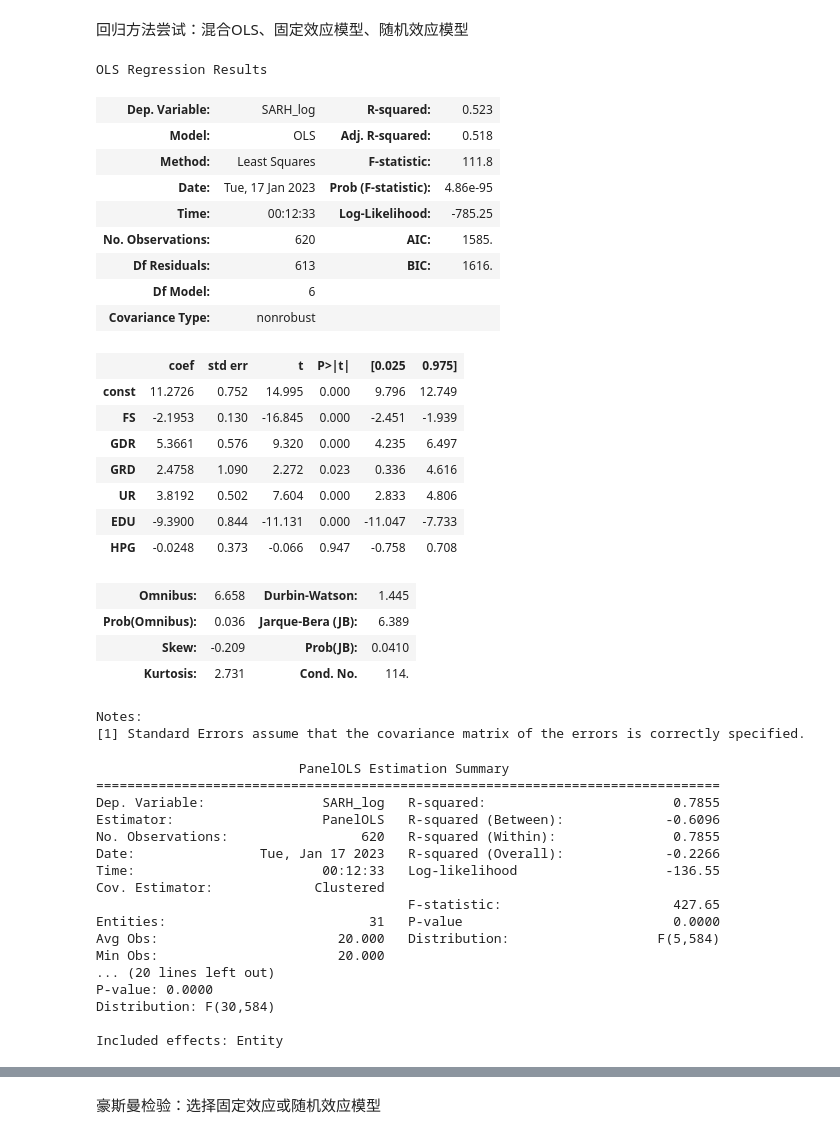
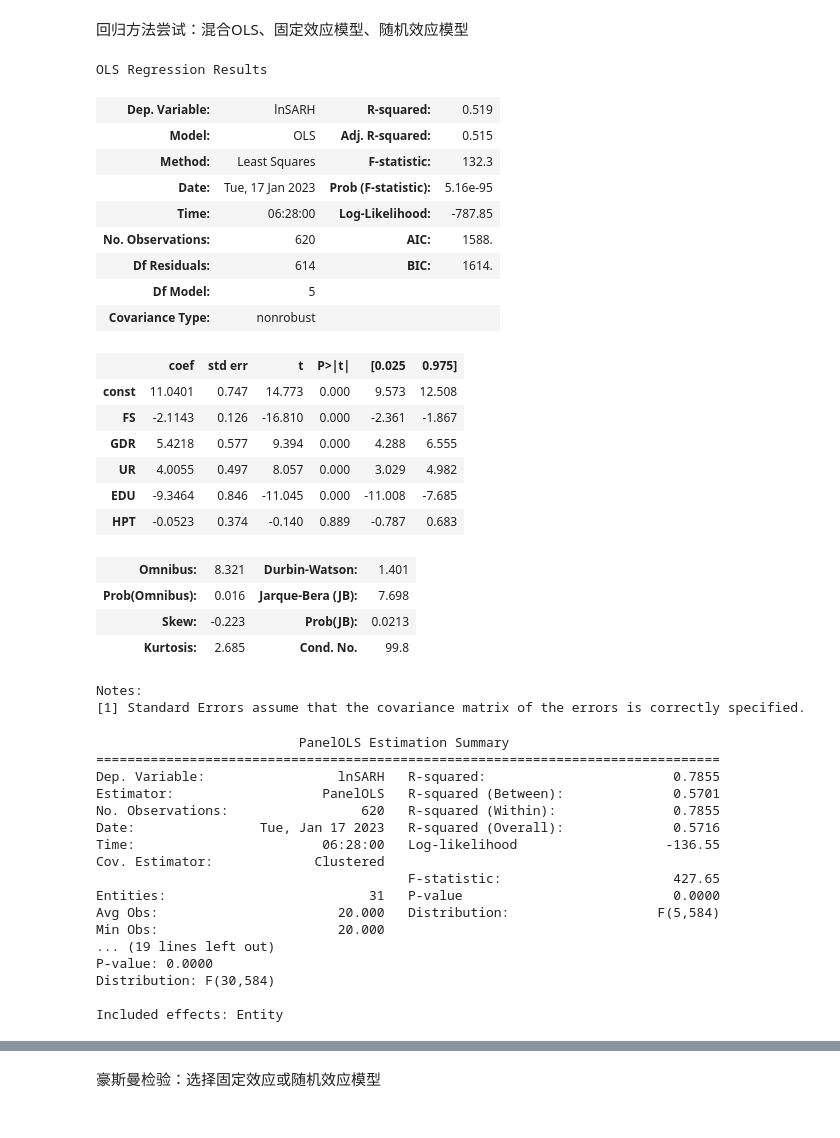
Before and after one commit to XianlaiYin/CASA0007, a Jupyter notebook: Individual/province.ipynb, the cells around one changed output, grey strips where cells are left out. Saved outputs shown, nothing was run; the diff lists cells and outputs as text; code cells hidden in the pictures.

```diff
--- a/Individual/province.ipynb
+++ b/Individual/province.ipynb
@@ -43,7 +43,7 @@ DPI = pd.read_csv('https://raw.githubusercontent.com/XianlaiYin/Data/main/CASA00
 UP = pd.read_csv('https://raw.githubusercontent.com/XianlaiYin/Data/main/CASA0007/province/UP.csv',index_col=0).T
 UPC = pd.read_csv('https://raw.githubusercontent.com/XianlaiYin/Data/main/CASA0007/province/UPC.csv',index_col=0).T
 UPCR = pd.read_csv('https://raw.githubusercontent.com/XianlaiYin/Data/main/CASA0007/province/UPCR.csv',index_col=0).T
-HPG = pd.read_csv('https://raw.githubusercontent.com/XianlaiYin/Data/main/CASA0007/province/HPG.csv',index_col=0).T
+HPT = pd.read_csv('https://raw.githubusercontent.com/XianlaiYin/Data/main/CASA0007/province/HPG.csv',index_col=0).T
 EDU = pd.read_csv('https://raw.githubusercontent.com/XianlaiYin/Data/main/CASA0007/data_clean/EDU.csv',index_col=0).T
 FS = pd.read_csv('https://raw.githubusercontent.com/XianlaiYin/Data/main/CASA0007/data_clean/FAM.csv',index_col=0).T
 GDP = pd.read_csv('https://raw.githubusercontent.com/XianlaiYin/Data/main/CASA0007/data_clean/GDP.csv',index_col=0).T
@@ -70,7 +70,7 @@ POP['province'] = POP.index.str.replace(" ", "")
 UR['province'] = UR.index.str.replace(" ", "")
 URC['province'] = URC.index.str.replace(" ", "")
 DPI['province'] = DPI.index.str.replace(" ", "")
-HPG['province'] = HPG.index.str.replace(" ", "")
+HPT['province'] = HPT.index.str.replace(" ", "")
 GRD['province'] = GRD.index.str.replace(" ", "")
 UPC['province'] = UPC.index.str.replace(" ", "")
 UPCR['province'] = UPCR.index.str.replace(" ", "")
@@ -91,15 +91,15 @@ melted_POP = pd.melt(POP, id_vars=['province'], value_vars=[2002,2003,2004,2005,
 melted_UR = pd.melt(UR, id_vars=['province'], value_vars=[2002,2003,2004,2005,2006,2007,2008,2009,2010,2011,2012,2013,2014,2015,2016,2017,2018,2019,2020,2021])
 melted_URC = pd.melt(URC, id_vars=['province'], value_vars=[2002,2003,2004,2005,2006,2007,2008,2009,2010,2011,2012,2013,2014,2015,2016,2017,2018,2019,2020,2021])
 melted_DPI = pd.melt(DPI, id_vars=['province'], value_vars=[2002,2003,2004,2005,2006,2007,2008,2009,2010,2011,2012,2013,2014,2015,2016,2017,2018,2019,2020,2021])
-melted_HPG = pd.melt(HPG, id_vars=['province'], value_vars=[2002,2003,2004,2005,2006,2007,2008,2009,2010,2011,2012,2013,2014,2015,2016,2017,2018,2019,2020,2021])
+melted_HPT = pd.melt(HPT, id_vars=['province'], value_vars=[2002,2003,2004,2005,2006,2007,2008,2009,2010,2011,2012,2013,2014,2015,2016,2017,2018,2019,2020,2021])
 melted_GRD = pd.melt(GRD, id_vars=['province'], value_vars=[2002,2003,2004,2005,2006,2007,2008,2009,2010,2011,2012,2013,2014,2015,2016,2017,2018,2019,2020,2021])
 melted_UPC = pd.melt(UPC, id_vars=['province'], value_vars=[2002,2003,2004,2005,2006,2007,2008,2009,2010,2011,2012,2013,2014,2015,2016,2017,2018,2019,2020,2021])
 melted_UPCR = pd.melt(UPCR, id_vars=['province'], value_vars=[2002,2003,2004,2005,2006,2007,2008,2009,2010,2011,2012,2013,2014,2015,2016,2017,2018,2019,2020,2021])
 melted_URCI = pd.melt(URCI, id_vars=['province'], value_vars=[2002,2003,2004,2005,2006,2007,2008,2009,2010,2011,2012,2013,2014,2015,2016,2017,2018,2019,2020,2021])
 
-panel = pd.DataFrame({'province': melted_AUSARH['province'], 'year': melted_AUSARH['Year'], 'AUSARH': melted_AUSARH['value'], 'GDR': melted_GDR['value'], 'HIR': melted_HIR['value'], 'NPGR': melted_NPGR['value'], 'SARH': melted_SARH['value'], 'SPRH': melted_SPRH['value'], 'UP': melted_UP['value'], 'EDU': melted_EDU['value'], 'FS': melted_FS['value'], 'GDP': melted_GDP['value'], 'GEN': melted_GEN['value'], 'POP': melted_POP['value'], 'UR': melted_UR['value'], 'URC': melted_URC['value'], 'DPI': melted_DPI['value'], 'HPG': melted_HPG['value'], 'GRD': melted_GRD['value'], 'UPC': melted_UPC['value'], 'UPCR': melted_UPCR['value'], 'URCI': melted_URCI['value']})
-panel['AUSARH_log'] = np.log(panel['AUSARH'])
-panel['SARH_log'] = np.log(panel['SARH'])
+panel = pd.DataFrame({'province': melted_AUSARH['province'], 'year': melted_AUSARH['Year'], 'AUSARH': melted_AUSARH['value'], 'GDR': melted_GDR['value'], 'HIR': melted_HIR['value'], 'NPGR': melted_NPGR['value'], 'SARH': melted_SARH['value'], 'SPRH': melted_SPRH['value'], 'UP': melted_UP['value'], 'EDU': melted_EDU['value'], 'FS': melted_FS['value'], 'GDP': melted_GDP['value'], 'GEN': melted_GEN['value'], 'POP': melted_POP['value'], 'UR': melted_UR['value'], 'URC': melted_URC['value'], 'DPI': melted_DPI['value'], 'HPT': melted_HPT['value'], 'GRD': melted_GRD['value'], 'UPC': melted_UPC['value'], 'UPCR': melted_UPCR['value'], 'URCI': melted_URCI['value']})
+panel['AUlnSARH'] = np.log(panel['AUSARH'])
+panel['lnSARH'] = np.log(panel['SARH'])
 panel['SPRH_log'] = np.log(panel['SPRH'])
 panel['DPI_log'] = np.log(panel['DPI'])
 panel['HIR_log'] = np.log(panel['HIR'])
@@ -109,7 +109,7 @@ panel['GDR'] = panel['GDR']/100
 panel['GRD'] = panel['GRD']/100
 
 store = panel
-panel = panel[['province','year','SARH_log','FS','GDR','GRD','UR','EDU','HPG']]
+panel = panel[['province','year','lnSARH','FS','GDR','GRD','UR','EDU','HPT']]
 # %% [markdown]
 多重共线性检验
 # %%
@@ -176,41 +176,40 @@ HPG ( r = -0.04615955596529911 )
 回归方法尝试：混合OLS、固定效应模型、随机效应模型
 # %%
 #混合OLS
-ols_y = panel['SARH_log']
-ols_x = panel[['FS','GDR','GRD','UR','EDU','HPG']]
+ols_y = panel['lnSARH']
+ols_x = panel[['FS','GDR','UR','EDU','HPT']]
 olsresult = sm.OLS(endog = ols_y, exog = sm.add_constant(ols_x)).fit()
 olsresult.summary()
 # %% [output]
 OLS Regression Results
-| Dep. Variable: | SARH_log | R-squared: | 0.523 |
-| Model: | OLS | Adj. R-squared: | 0.518 |
-| Method: | Least Squares | F-statistic: | 111.8 |
-| Date: | Tue, 17 Jan 2023 | Prob (F-statistic): | 4.86e-95 |
-| Time: | 00:12:33 | Log-Likelihood: | -785.25 |
-| No. Observations: | 620 | AIC: | 1585. |
-| Df Residuals: | 613 | BIC: | 1616. |
-| Df Model: | 6 |  |  |
+| Dep. Variable: | lnSARH | R-squared: | 0.519 |
+| Model: | OLS | Adj. R-squared: | 0.515 |
+| Method: | Least Squares | F-statistic: | 132.3 |
+| Date: | Tue, 17 Jan 2023 | Prob (F-statistic): | 5.16e-95 |
+| Time: | 06:28:00 | Log-Likelihood: | -787.85 |
+| No. Observations: | 620 | AIC: | 1588. |
+| Df Residuals: | 614 | BIC: | 1614. |
+| Df Model: | 5 |  |  |
 | Covariance Type: | nonrobust |  |  |
 |  | coef | std err | t | P>|t| | [0.025 | 0.975] |
-| const | 11.2726 | 0.752 | 14.995 | 0.000 | 9.796 | 12.749 |
-| FS | -2.1953 | 0.130 | -16.845 | 0.000 | -2.451 | -1.939 |
-| GDR | 5.3661 | 0.576 | 9.320 | 0.000 | 4.235 | 6.497 |
-| GRD | 2.4758 | 1.090 | 2.272 | 0.023 | 0.336 | 4.616 |
-| UR | 3.8192 | 0.502 | 7.604 | 0.000 | 2.833 | 4.806 |
-| EDU | -9.3900 | 0.844 | -11.131 | 0.000 | -11.047 | -7.733 |
-| HPG | -0.0248 | 0.373 | -0.066 | 0.947 | -0.758 | 0.708 |
+| const | 11.0401 | 0.747 | 14.773 | 0.000 | 9.573 | 12.508 |
+| FS | -2.1143 | 0.126 | -16.810 | 0.000 | -2.361 | -1.867 |
+| GDR | 5.4218 | 0.577 | 9.394 | 0.000 | 4.288 | 6.555 |
+| UR | 4.0055 | 0.497 | 8.057 | 0.000 | 3.029 | 4.982 |
+| EDU | -9.3464 | 0.846 | -11.045 | 0.000 | -11.008 | -7.685 |
+| HPT | -0.0523 | 0.374 | -0.140 | 0.889 | -0.787 | 0.683 |
-| Omnibus: | 6.658 | Durbin-Watson: | 1.445 |
-| Prob(Omnibus): | 0.036 | Jarque-Bera (JB): | 6.389 |
-| Skew: | -0.209 | Prob(JB): | 0.0410 |
-| Kurtosis: | 2.731 | Cond. No. | 114. |
+| Omnibus: | 8.321 | Durbin-Watson: | 1.401 |
+| Prob(Omnibus): | 0.016 | Jarque-Bera (JB): | 7.698 |
+| Skew: | -0.223 | Prob(JB): | 0.0213 |
+| Kurtosis: | 2.685 | Cond. No. | 99.8 |
 Notes:
 [1] Standard Errors assume that the covariance matrix of the errors is correctly specified.
 # %%
 #基于plm建立数据集
 regcontent = panel
 regcontent = panel.set_index(['province','year'], drop=False)
-reg_x = regcontent[['FS','GDR','EDU','UR','HPG']]
-reg_y = regcontent['SARH_log']
+reg_x = regcontent[['FS','GDR','EDU','UR','HPT']]
+reg_y = regcontent['lnSARH']
 #固定效应模型
 reg_fe = plm.PanelOLS(reg_y,reg_x, entity_effects = True, time_effects = False)
 results_fe = reg_fe.fit(cov_type = 'clustered', cluster_entity = True)
@@ -218,17 +217,17 @@ print(results_fe)
 # %% [output]
                           PanelOLS Estimation Summary
 ================================================================================
-Dep. Variable:               SARH_log   R-squared:                        0.7855
-Estimator:                   PanelOLS   R-squared (Between):             -0.6096
+Dep. Variable:                 lnSARH   R-squared:                        0.7855
+Estimator:                   PanelOLS   R-squared (Between):              0.5701
 No. Observations:                 620   R-squared (Within):               0.7855
-Date:                Tue, Jan 17 2023   R-squared (Overall):             -0.2266
-Time:                        00:12:33   Log-likelihood                   -136.55
+Date:                Tue, Jan 17 2023   R-squared (Overall):              0.5716
+Time:                        06:28:00   Log-likelihood                   -136.55
 Cov. Estimator:             Clustered
                                         F-statistic:                      427.65
 Entities:                          31   P-value                           0.0000
 Avg Obs:                       20.000   Distribution:                   F(5,584)
 Min Obs:                       20.000
-... (20 lines left out)
+... (19 lines left out)
 P-value: 0.0000
 Distribution: F(30,584)
 
```
Also changed, not shown: parts of 9 cells of this notebook.
